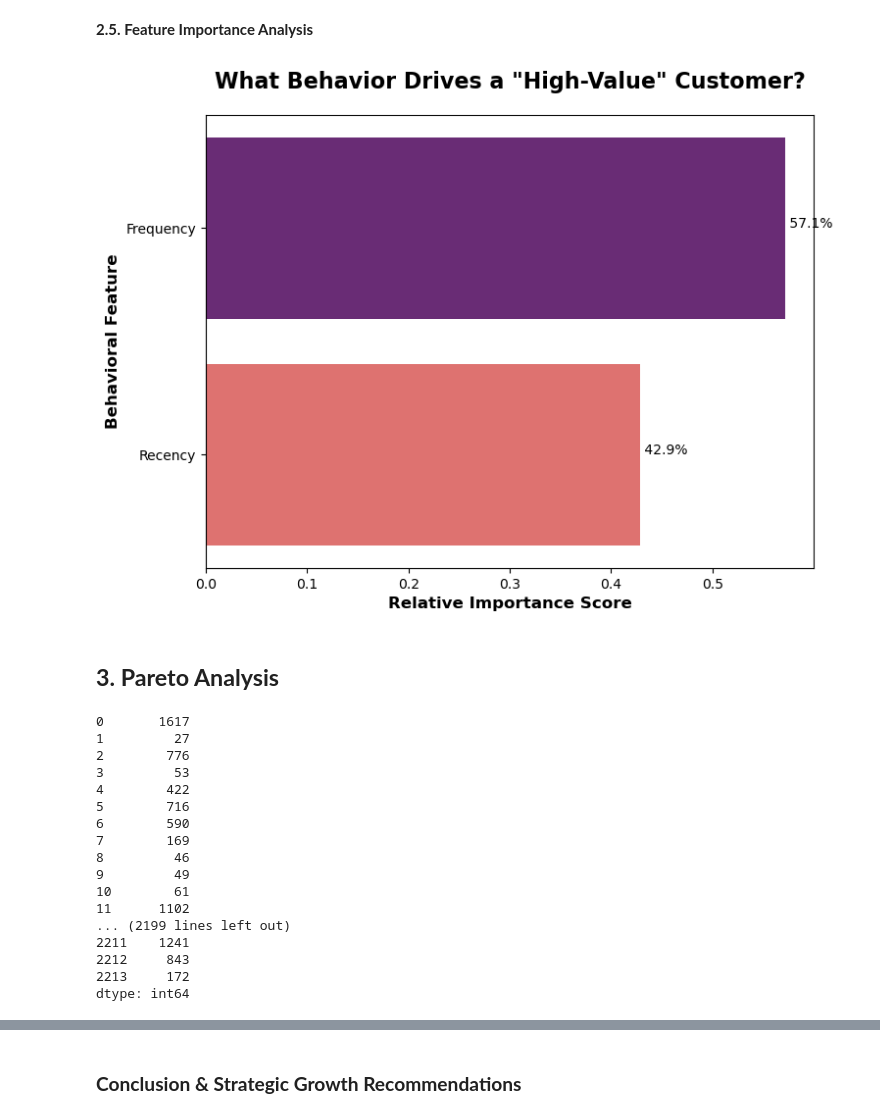
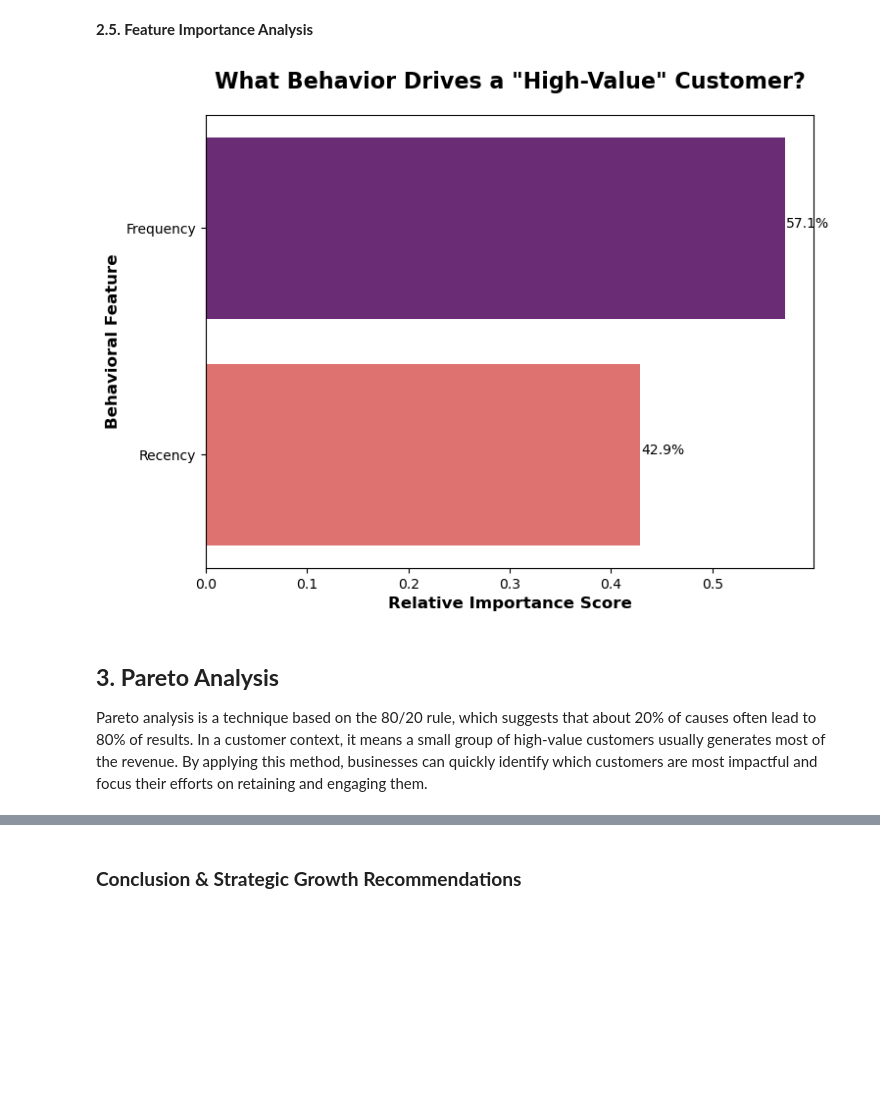
Before and after one commit to annugit1655/Customer-Behaviour-Analysis-with-CLTV, a Jupyter notebook: notebooks/03-HighValue_Prediction_&_Pareto_Analysis.ipynb, the cells around one changed output, grey strips where cells are left out. Drawn from its saved outputs; the diff is of its cells as text; code cells hidden in the pictures; blank space fills up the shorter version.

```diff
--- a/notebooks/03-HighValue_Prediction_&_Pareto_Analysis.ipynb
+++ b/notebooks/03-HighValue_Prediction_&_Pareto_Analysis.ipynb
@@ -233,55 +236,36 @@ plt.show()
 # %%
 #  Feature Importance Analysis
 # Retrieve the Random Forest model we trained
 rf_model = models["Random Forest"]
 
 # Extract importance scores
 importances = rf_model.feature_importances_
 feature_names = X.columns # ['Recency', 'Frequency']
 
 # Create a DataFrame for easy plotting
 importance_df = pd.DataFrame({
     'Feature': feature_names,
     'Importance': importances
 }).sort_values(by='Importance', ascending=False)
 
 # Plotting
 plt.figure(figsize=(8, 6))
 sns.barplot(x='Importance', y='Feature', data=importance_df, palette='magma')
 plt.title('What Behavior Drives a "High-Value" Customer?', fontsize=16, fontweight='bold', y=1.04)
 plt.xlabel('Relative Importance Score', fontsize=12, fontweight='bold')
 plt.ylabel('Behavioral Feature', fontsize=12, fontweight='bold')
 
 # Add percentage text to bars
-for index, value in enumerate(importance_df['Importance']):
-    plt.text(value, index, f" {value*100:.1f}%")
+for idx, row in importance_df.iterrows():
+    plt.text(row['Importance']+0.001, row['Feature'], f"{row['Importance']*100:.1f}%")
 
 plt.show()
 # %% [output]
-[figure, old version]
+[figure, new version]
 # %% [markdown]
 ## **3. Pareto Analysis**
+
+Pareto analysis is a technique based on the 80/20 rule, which suggests that about 20% of causes often lead to 80% of results. In a customer context, it means a small group of high-value customers usually generates most of the revenue. By applying this method, businesses can quickly identify which customers are most impactful and focus their efforts on retaining and engaging them.
-# %%
-cluster_df[['MntWines', 'MntFruits', 'MntMeatProducts', 'MntFishProducts',
-       'MntSweetProducts', 'MntGoldProds']].sum(axis=1)
-# %% [output]
-0       1617
-1         27
-2        776
-3         53
-4        422
-5        716
-6        590
-7        169
-8         46
-9         49
-10        61
-11      1102
-... (2199 lines left out)
-2211    1241
-2212     843
-2213     172
-dtype: int64
 # %%
 # Business Conclusion - The Pareto Analysis
 # Sort customers by Monetary value descending
```
Also changed, not shown: parts of 4 cells of this notebook, 1 other file.
